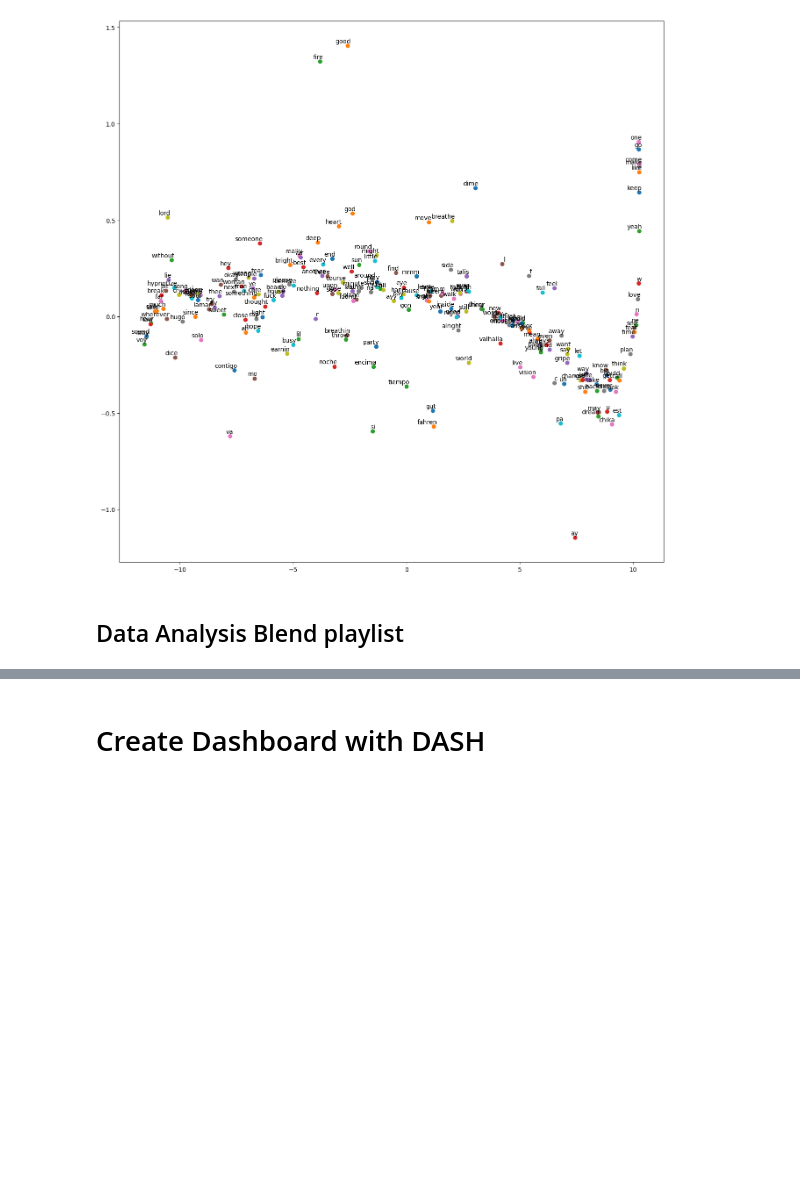
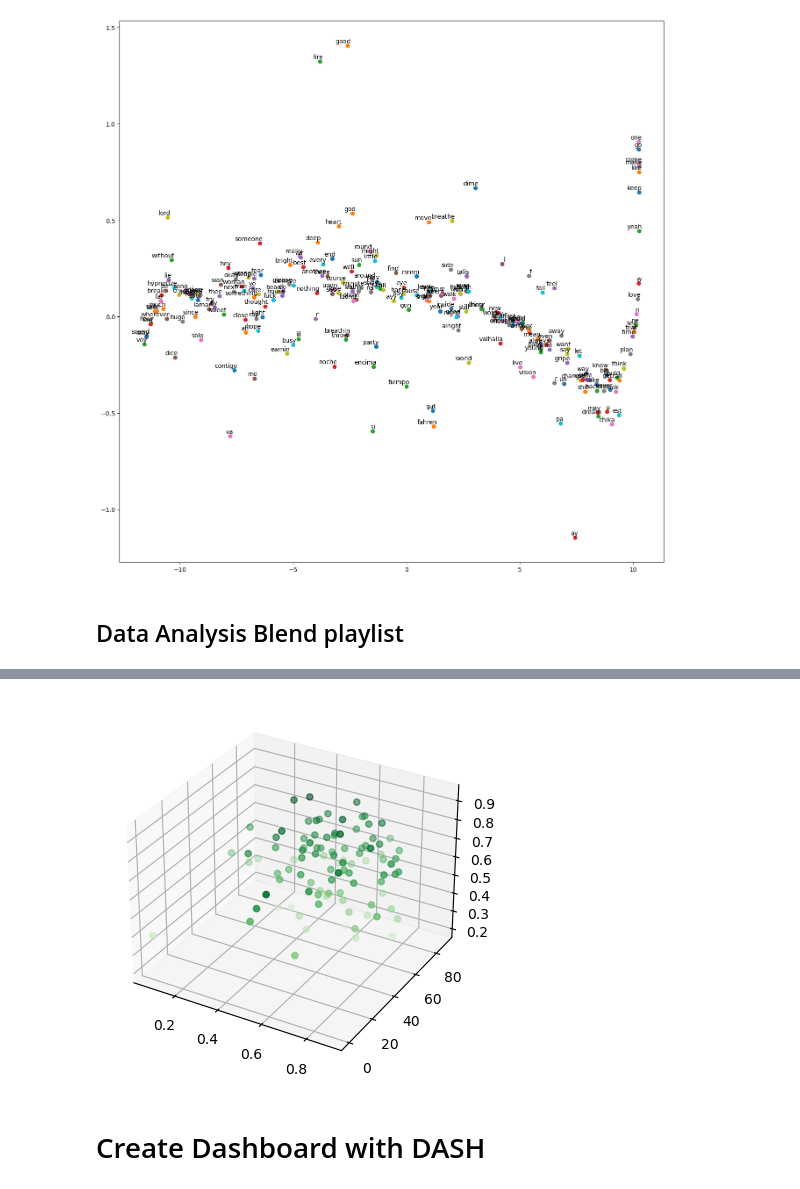
Before and after one commit to danbm94/spotifyEDA, a Jupyter notebook: spotify.ipynb, the cells around one changed output, grey strips where cells are left out. Drawn from its saved outputs; the diff is of its cells as text; code cells hidden in the pictures; blank space fills up the shorter version.

```diff
--- a/spotify.ipynb
+++ b/spotify.ipynb
@@ -670,3 +689,9 @@ blend['popularity'].plot( kind='hist')
+# %%
+fig = plt.figure()
+ax = plt.axes(projection='3d')
+ax.scatter3D(collab1['energy'], collab1['popularity'], collab1['danceability'], c= collab1['danceability'], cmap="Greens");
+# %% [output]
+[figure, added]
 # %% [markdown]
 # Create Dashboard with DASH
 # %%
```
Also changed, not shown: parts of 17 cells of this notebook, 2 other files.
